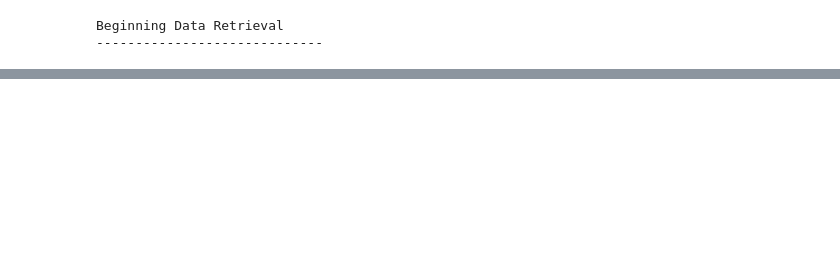
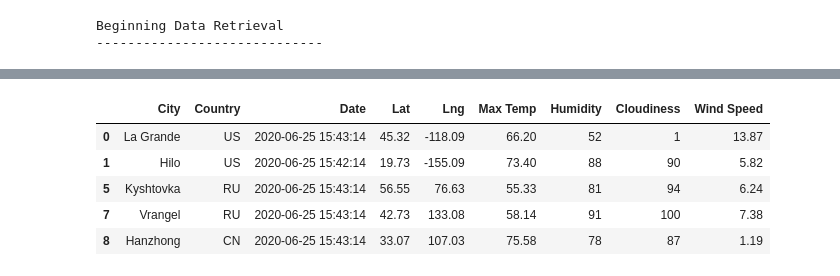
Before and after one commit to Janetfanatic/World_Weather_Analysis, a Jupyter notebook: WeatherPy.ipynb, the cells around one changed output, grey strips where cells are left out. Saved outputs shown, nothing was run; the diff lists cells and outputs as text; code cells hidden in the pictures; blank space fills up the shorter version.

```diff
--- a/WeatherPy.ipynb
+++ b/WeatherPy.ipynb
@@ -267,0 +350,9 @@ plt.show()
+# %%
+city_data_df.loc[(city_data_df["Lat"] >= 0)].head()
+# %% [output]
+|  | City | Country | Date | Lat | Lng | Max Temp | Humidity | Cloudiness | Wind Speed |
+| 0 | La Grande | US | 2020-06-25 15:43:14 | 45.32 | -118.09 | 66.20 | 52 | 1 | 13.87 |
+| 1 | Hilo | US | 2020-06-25 15:42:14 | 19.73 | -155.09 | 73.40 | 88 | 90 | 5.82 |
+| 5 | Kyshtovka | RU | 2020-06-25 15:43:14 | 56.55 | 76.63 | 55.33 | 81 | 94 | 6.24 |
+| 7 | Vrangel | RU | 2020-06-25 15:43:14 | 42.73 | 133.08 | 58.14 | 91 | 100 | 7.38 |
+| 8 | Hanzhong | CN | 2020-06-25 15:43:14 | 33.07 | 107.03 | 75.58 | 78 | 87 | 1.19 |
```
Also changed, not shown: parts of 20 cells of this notebook.
